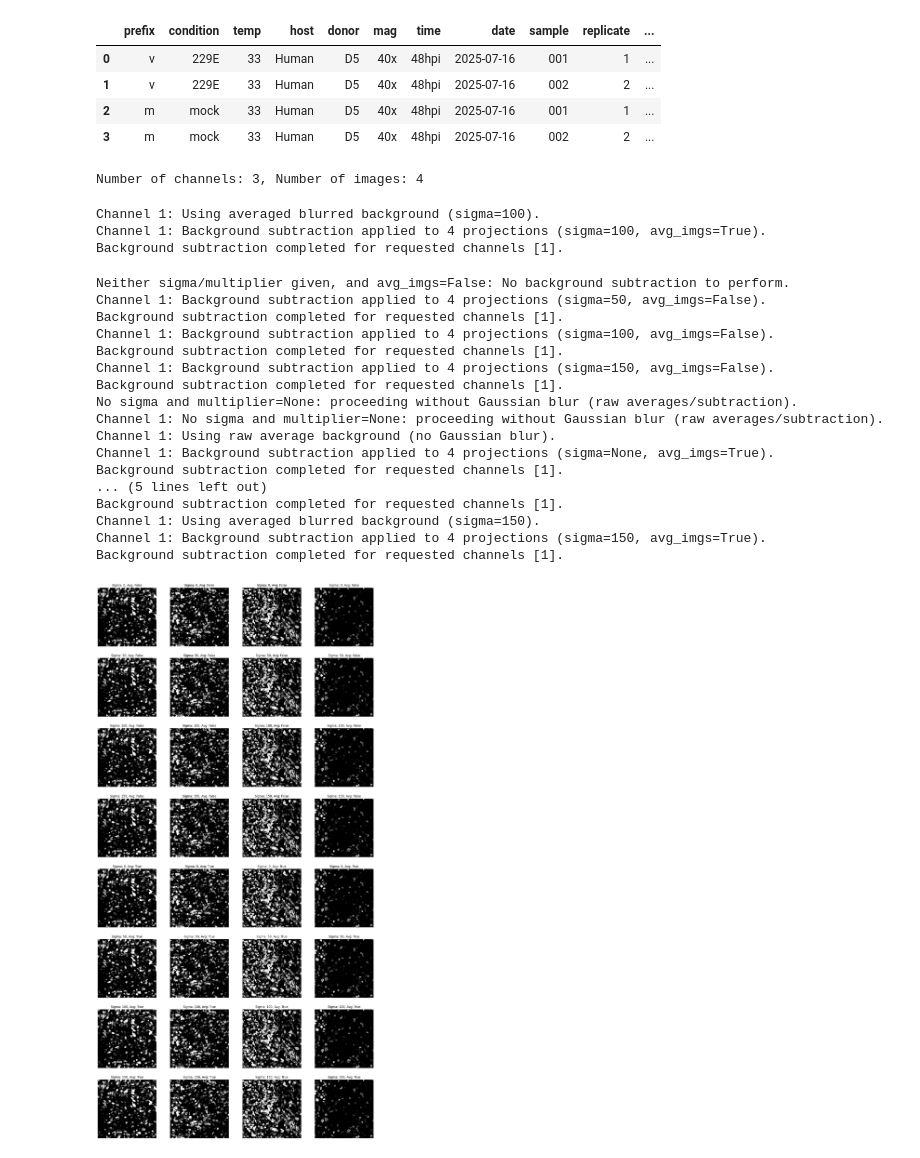
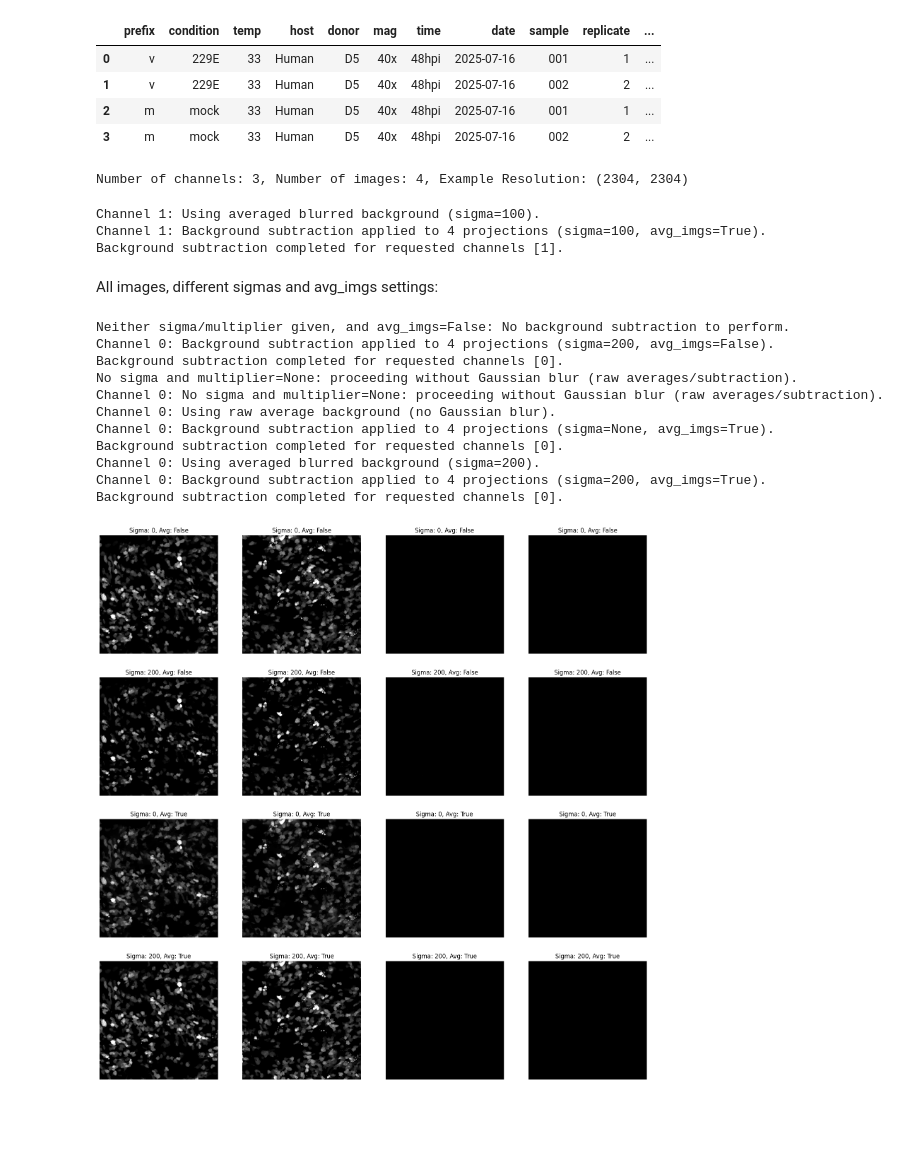
Before and after one commit to quasar1357/ivi-imaging, a Jupyter notebook: notebooks/vetsuisse25_CA_bg-reduction-tests_ALI_local.ipynb, the cells around one changed output. Drawn from its saved outputs; the diff is of its cells as text; code cells hidden in the pictures; blank space fills up the shorter version.

```diff
--- a/notebooks/vetsuisse25_CA_bg-reduction-tests_ALI_local.ipynb
+++ b/notebooks/vetsuisse25_CA_bg-reduction-tests_ALI_local.ipynb
@@ -77,47 +77,43 @@ display(ca.samples_df)
 num_c = ca.projections[0].shape[0]
 num_imgs = len(ca.projections)
 display_range = (0, 1500)
-print(f"Number of channels: {num_c}, Number of images: {num_imgs}")
+print(f"Number of channels: {num_c}, Number of images: {num_imgs}, Example Resolution: {ca.projections[0].shape[1:]}")
 # %% [output]
-Number of channels: 3, Number of images: 4
+Number of channels: 3, Number of images: 4, Example Resolution: (2304, 2304)
 # %%
 ca.subtract_background_on_projections(channels=[1], sigma=100, avg_imgs=True, overwrite=False, allow_partial_projections=False)
 # %% [output]
 Channel 1: Using averaged blurred background (sigma=100).
 Channel 1: Background subtraction applied to 4 projections (sigma=100, avg_imgs=True).
 Background subtraction completed for requested channels [1].
+# %% [markdown]
+All images, different sigmas and avg_imgs settings:
 # %%
 num_proj = len([p for p in ca.projections if p is not None])
-sigmas = [s for s in range(0, 200, 50)]
-channel = 1
+sigmas = [s for s in range(0, 300, 200)]
+channel = 0
 
 fig, ax = plt.subplots(2*len(sigmas), num_proj, figsize=(5*num_proj, 5*2*len(sigmas)))
 
 for avg in [False, True]:
      for i, sigma in enumerate(sigmas):
         ca.subtract_background_on_projections(channels=[channel], sigma=sigma, avg_imgs=avg, multiplier=None, overwrite=True)
         for j in range(num_proj):
             im_ch = ca.projections[j][channel]
             row = avg * len(sigmas) + i
             ax[row, j].imshow(im_ch, cmap='gray', vmin=display_range[0], vmax=display_range[1])
             ax[row, j].set_title(f"Sigma: {sigma}, Avg: {avg}")
             ax[row, j].axis('off')
 # %% [output]
 Neither sigma/multiplier given, and avg_imgs=False: No background subtraction to perform.
-Channel 1: Background subtraction applied to 4 projections (sigma=50, avg_imgs=False).
-Background subtraction completed for requested channels [1].
-Channel 1: Background subtraction applied to 4 projections (sigma=100, avg_imgs=False).
-Background subtraction completed for requested channels [1].
-Channel 1: Background subtraction applied to 4 projections (sigma=150, avg_imgs=False).
-Background subtraction completed for requested channels [1].
+Channel 0: Background subtraction applied to 4 projections (sigma=200, avg_imgs=False).
+Background subtraction completed for requested channels [0].
 No sigma and multiplier=None: proceeding without Gaussian blur (raw averages/subtraction).
-Channel 1: No sigma and multiplier=None: proceeding without Gaussian blur (raw averages/subtraction).
-Channel 1: Using raw average background (no Gaussian blur).
-Channel 1: Background subtraction applied to 4 projections (sigma=None, avg_imgs=True).
-Background subtraction completed for requested channels [1].
-... (5 lines left out)
-Background subtraction completed for requested channels [1].
-Channel 1: Using averaged blurred background (sigma=150).
-Channel 1: Background subtraction applied to 4 projections (sigma=150, avg_imgs=True).
-Background subtraction completed for requested channels [1].
+Channel 0: No sigma and multiplier=None: proceeding without Gaussian blur (raw averages/subtraction).
+Channel 0: Using raw average background (no Gaussian blur).
+Channel 0: Background subtraction applied to 4 projections (sigma=None, avg_imgs=True).
+Background subtraction completed for requested channels [0].
+Channel 0: Using averaged blurred background (sigma=200).
+Channel 0: Background subtraction applied to 4 projections (sigma=200, avg_imgs=True).
+Background subtraction completed for requested channels [0].
-[figure, old version]
+[figure, new version]
```
Also changed, not shown: parts of 2 cells of this notebook, 1 other file.
